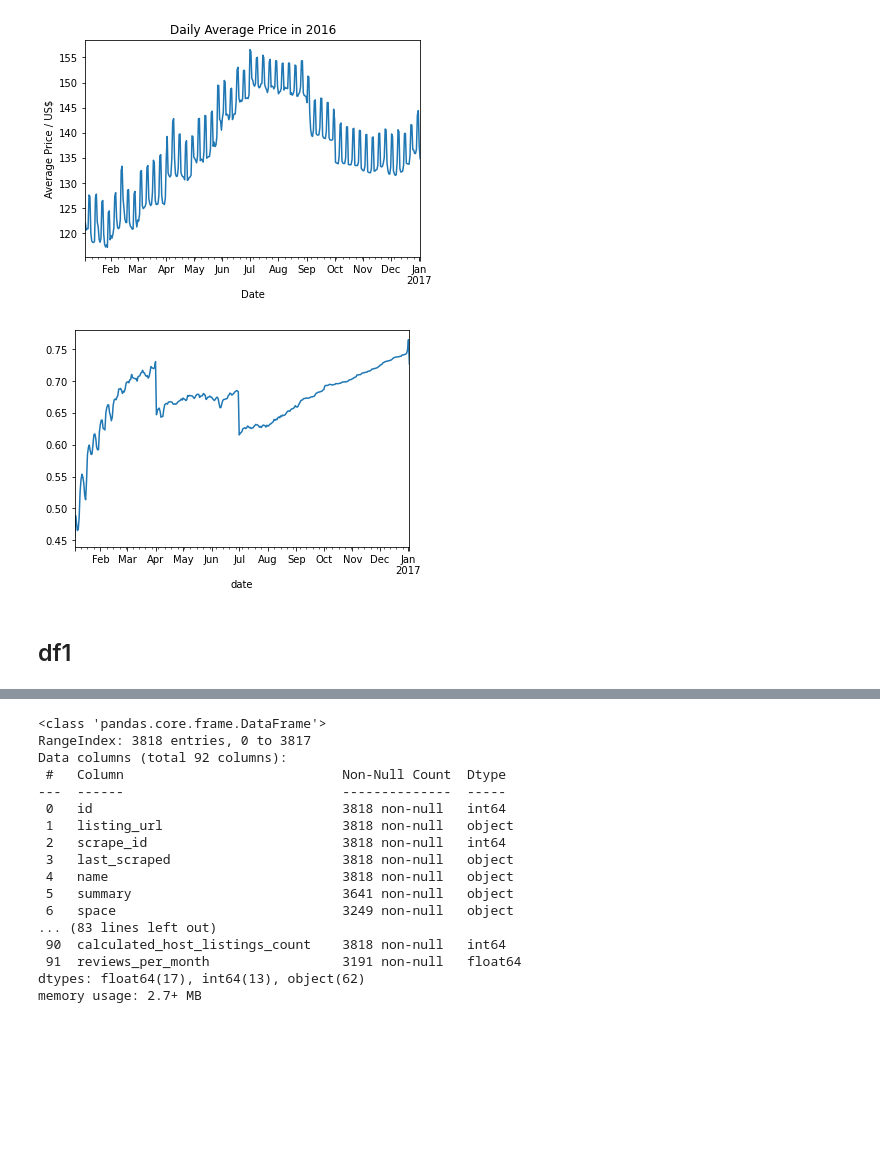
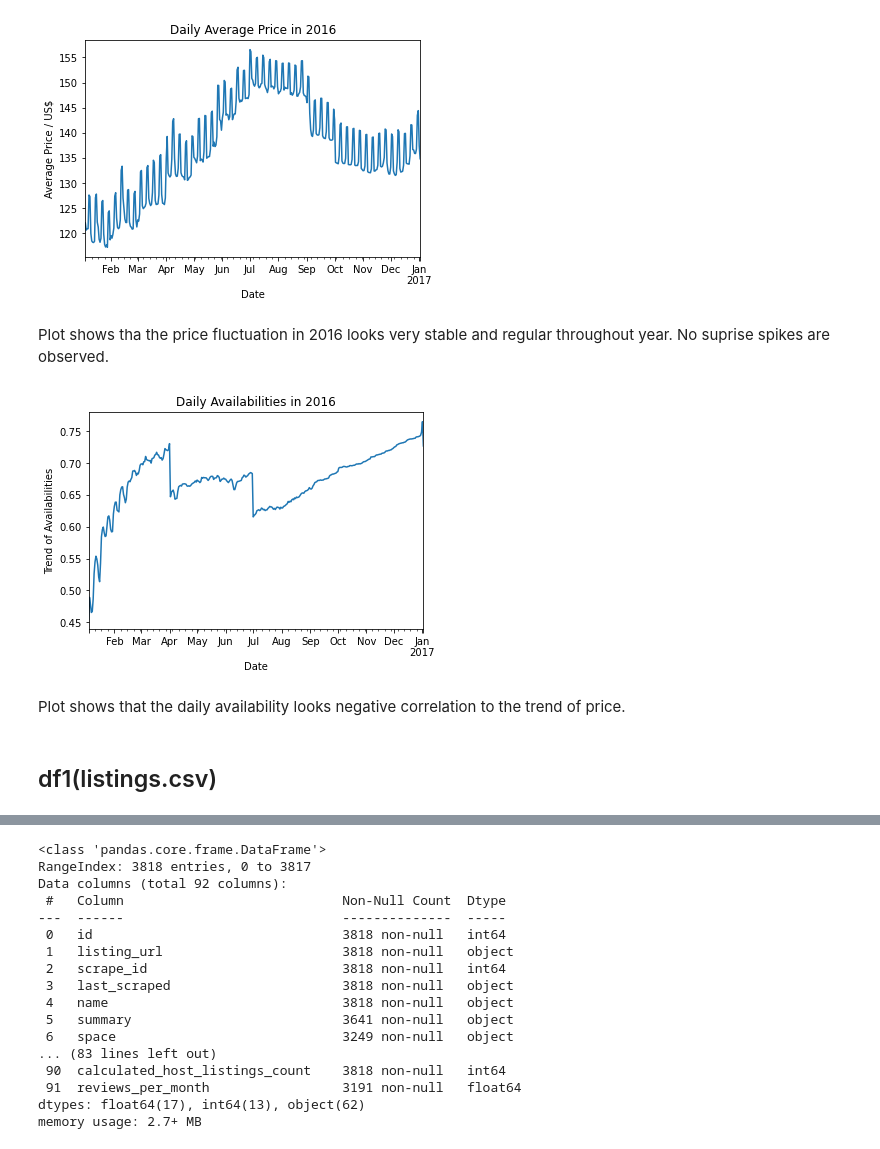
Before and after one commit to wythe0513/Airbnb, a Jupyter notebook: airbnb_seattle.ipynb, the cells around one changed output, grey strips where cells are left out. Drawn from its saved outputs; the diff is of its cells as text; code cells hidden in the pictures; blank space fills up the shorter version.

```diff
--- a/airbnb_seattle.ipynb
+++ b/airbnb_seattle.ipynb
@@ -96,12 +114,20 @@ plt.ylabel('Average Price / US$');
 plt.xlabel('Date');
 # %% [output]
 [figure]
-# %%
-df0.groupby(['date'])['available'].agg('mean').plot();
-# %% [output]
-[figure, removed]
+# %% [markdown]
+Plot shows tha the price fluctuation in 2016 looks very stable and regular throughout year. No suprise spikes are observed.
+# %%
+# plot the trend of availabilites in 20016
+df0.groupby(['date'])['available'].agg('mean').plot();
+plt.title('Daily Availabilities in 2016')
+plt.ylabel('Trend of Availabilities');
+plt.xlabel('Date');
+# %% [output]
+[figure, added]
+# %% [markdown]
+Plot shows that the daily availability looks negative correlation to the trend of price.
 # %% [markdown]
-## df1
+## df1(listings.csv)
 # %%
 df1.head()
 # %% [output]
```
Also changed, not shown: parts of 96 cells of this notebook, 4 other files.
